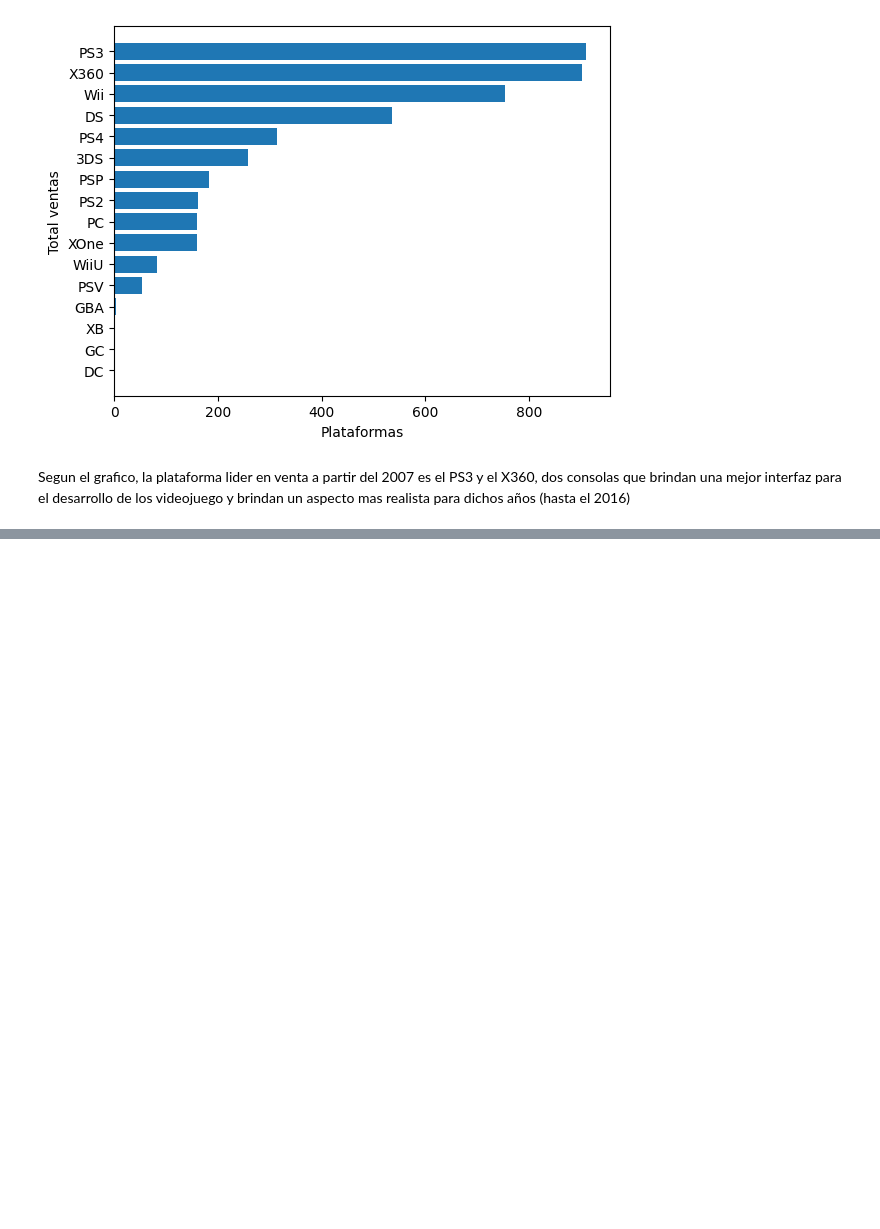
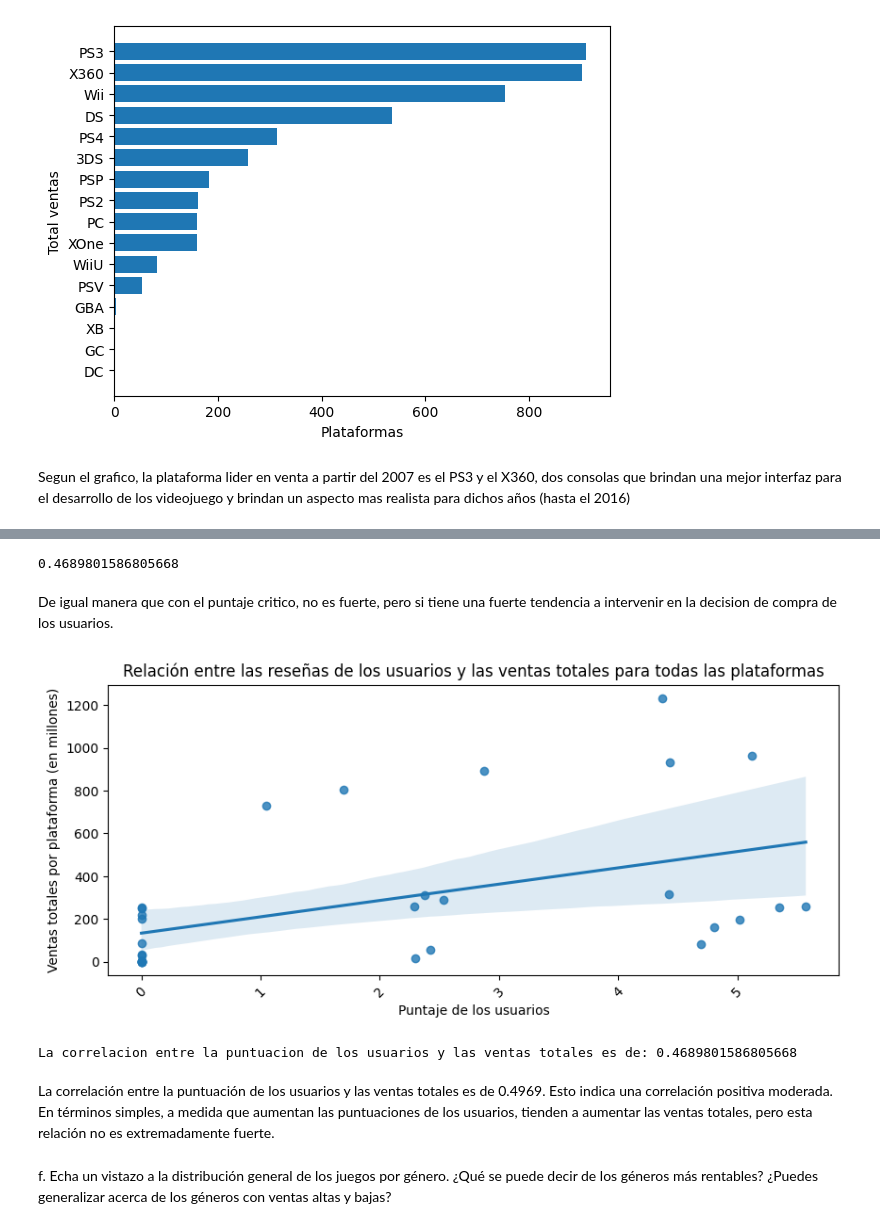
Before and after one commit to Dussand/games, a Jupyter notebook: games.ipynb, the cells around one changed output, grey strips where cells are left out. Cells and saved outputs as stored; diff of their text form; code cells hidden in the pictures; blank space fills up the shorter version.

```diff
--- a/games.ipynb
+++ b/games.ipynb
@@ -387,0 +451,4 @@ Segun el grafico, la plataforma lider en venta a partir del 2007 es el PS3 y el
+# %%
+#agrupamos por plataforma, el promedio del puntaje de los usuarios y las suma total de sus ventas
+users_score = df_games.groupby('platform').agg({'user_score':'mean', 'total_sales':'sum'}).reset_index()
+users_score.head()
@@ -387,0 +462,27 @@ Segun el grafico, la plataforma lider en venta a partir del 2007 es el PS3 y el
+# %%
+#definimos la correlacion que hay entre el puntaje y el total de ventas
+correlacion_users = users_score['user_score'].corr(users_score['total_sales'])
+correlacion_users
+# %% [output]
+0.4689801586805668
+# %% [markdown]
+De igual manera que con el puntaje critico, no es fuerte, pero si tiene una fuerte tendencia a intervenir en la decision de compra de los usuarios.
+# %%
+#mostramos un grafico de dispersion con los dos puntos que tratamos, el puntaje de los usuarios y el total de ventas
+plt.figure(figsize = (10,4))
+sns.regplot(x=users_score['user_score'], y=users_score['total_sales'], data=users_score, scatter=True, fit_reg=True)
+plt.title('Relación entre las reseñas de los usuarios y las ventas totales para todas las plataformas')
+plt.xlabel('Puntaje de los usuarios')
+plt.ylabel('Ventas totales por plataforma (en millones)')
+plt.xticks(rotation = 45)
+plt.show()
+
+
+print(f'La correlacion entre la puntuacion de los usuarios y las ventas totales es de: {correlacion_users}')
+# %% [output]
+[figure, added]
+La correlacion entre la puntuacion de los usuarios y las ventas totales es de: 0.4689801586805668
+# %% [markdown]
+ La correlación entre la puntuación de los usuarios y las ventas totales es de 0.4969. Esto indica una correlación positiva moderada. En términos simples, a medida que aumentan las puntuaciones de los usuarios, tienden a aumentar las ventas totales, pero esta relación no es extremadamente fuerte.
+# %% [markdown]
+f. Echa un vistazo a la distribución general de los juegos por género. ¿Qué se puede decir de los géneros más rentables? ¿Puedes generalizar acerca de los géneros con ventas altas y bajas?
```
Also changed, not shown: parts of 26 cells of this notebook.
